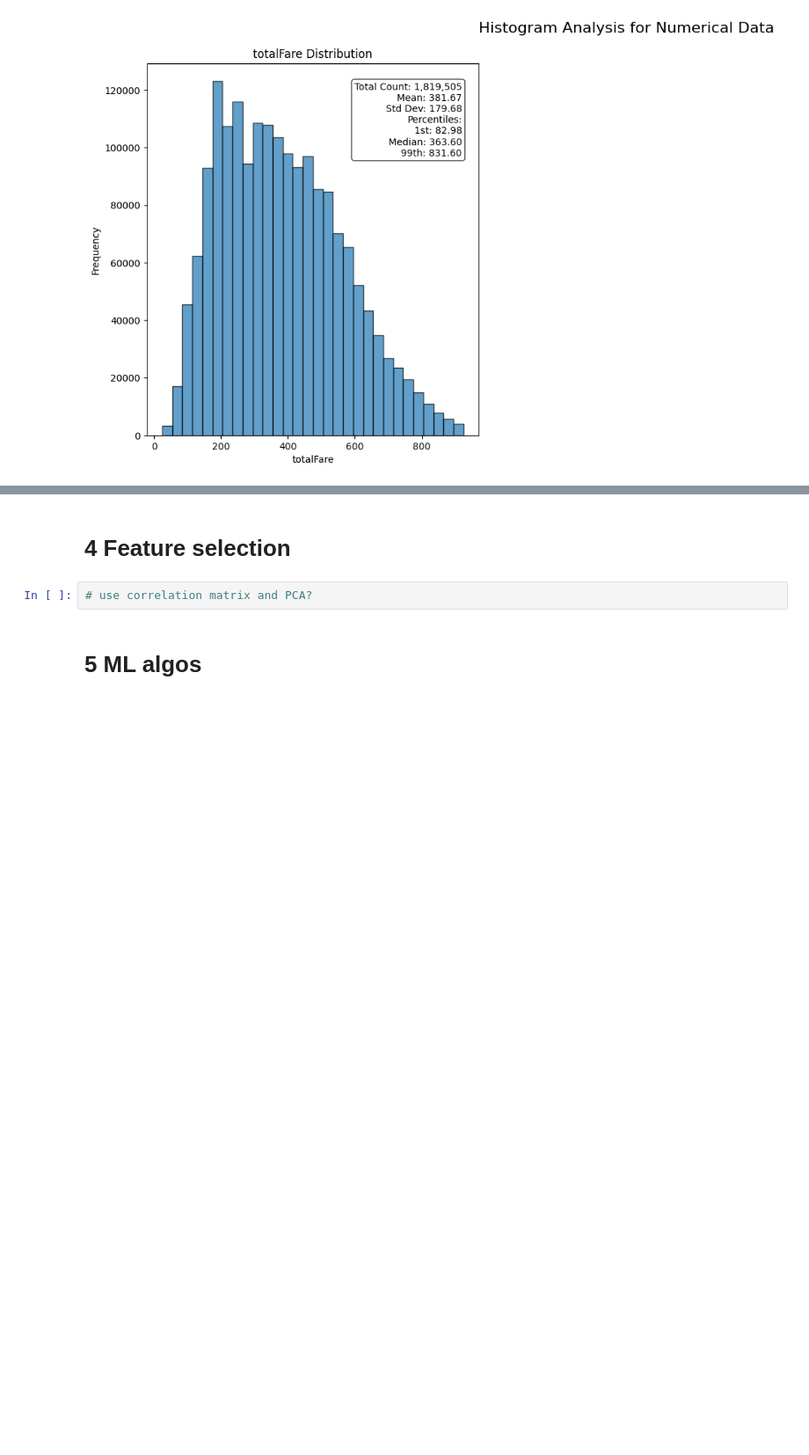
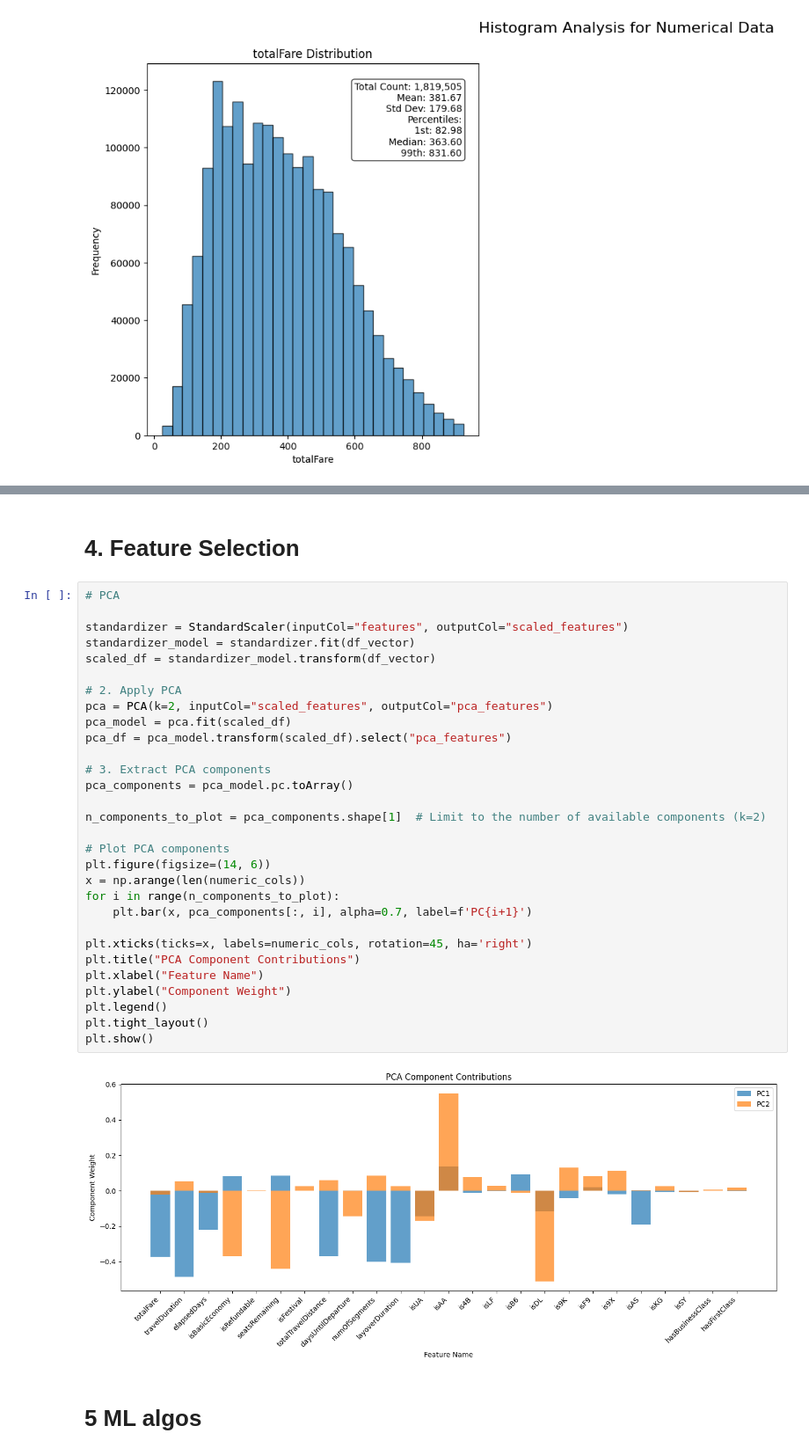
Before and after one commit to tngjody/bt4221-airfare-booking, a Jupyter notebook: BT4221_Group_20.ipynb, the cells around one changed output, grey strips where cells are left out. Shown at 88% size. Saved outputs shown, nothing was run; the diff lists cells and outputs as text; blank space fills up the shorter version.

```diff
--- a/BT4221_Group_20.ipynb
+++ b/BT4221_Group_20.ipynb
@@ -1069,7 +1368,37 @@ plt.show()
 # %% [markdown]
-# 4 Feature selection
+# **4. Feature Selection**
-# %%
-# use correlation matrix and PCA?
+# %%
+# PCA
+
+standardizer = StandardScaler(inputCol="features", outputCol="scaled_features")
+standardizer_model = standardizer.fit(df_vector)
+scaled_df = standardizer_model.transform(df_vector)
+
+# 2. Apply PCA
+pca = PCA(k=2, inputCol="scaled_features", outputCol="pca_features")
+pca_model = pca.fit(scaled_df)
+pca_df = pca_model.transform(scaled_df).select("pca_features")
+
+# 3. Extract PCA components
+pca_components = pca_model.pc.toArray()
+
+n_components_to_plot = pca_components.shape[1]  # Limit to the number of available components (k=2)
+
+# Plot PCA components
+plt.figure(figsize=(14, 6))
+x = np.arange(len(numeric_cols))
+for i in range(n_components_to_plot):
+    plt.bar(x, pca_components[:, i], alpha=0.7, label=f'PC{i+1}')
+
+plt.xticks(ticks=x, labels=numeric_cols, rotation=45, ha='right')
+plt.title("PCA Component Contributions")
+plt.xlabel("Feature Name")
+plt.ylabel("Component Weight")
+plt.legend()
+plt.tight_layout()
+plt.show()
+# %% [output]
+[figure, added]
 # %% [markdown]
 # 5 ML algos
 # %% [markdown]
```
Also changed, not shown: parts of 46 cells of this notebook.
